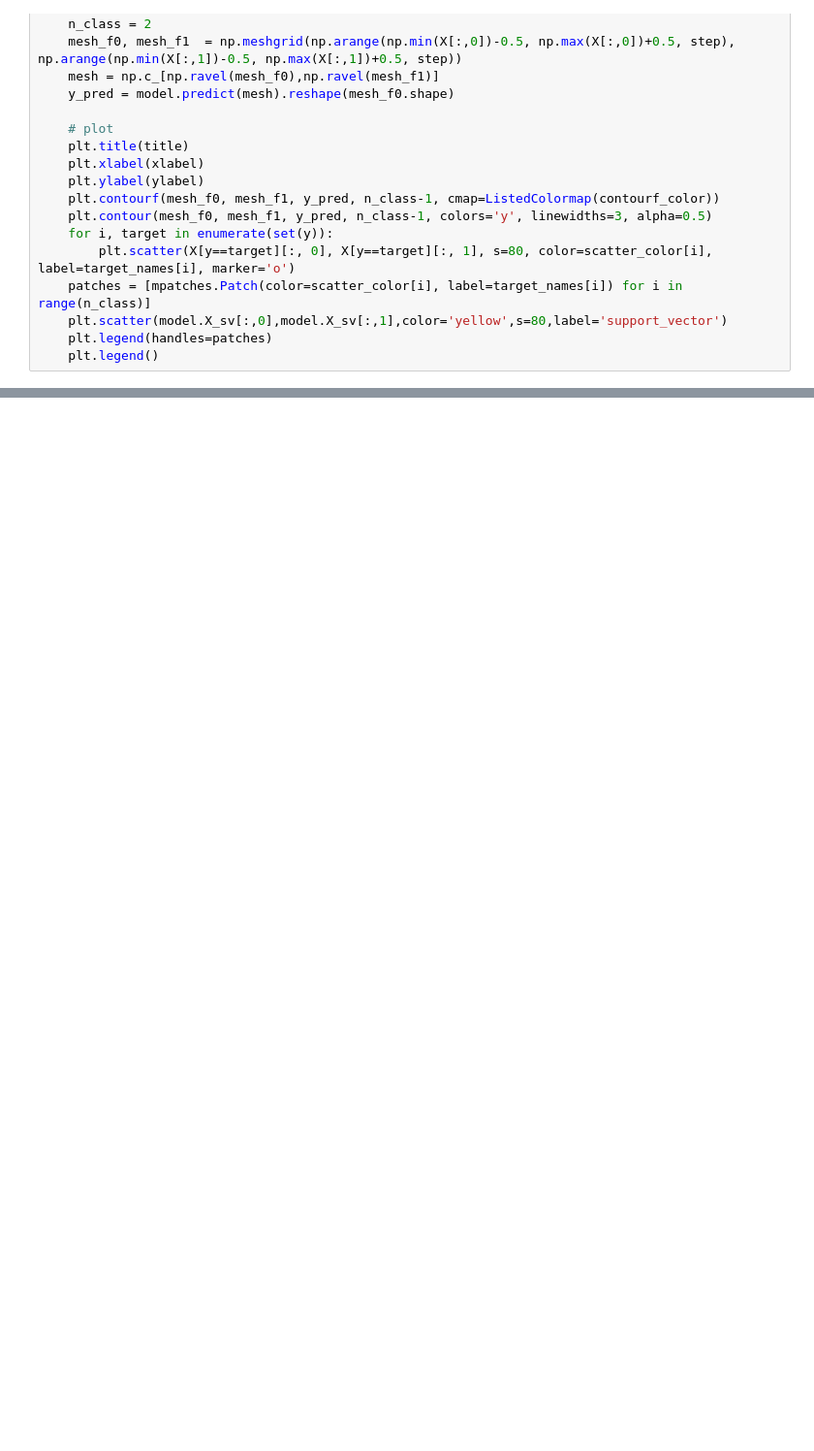
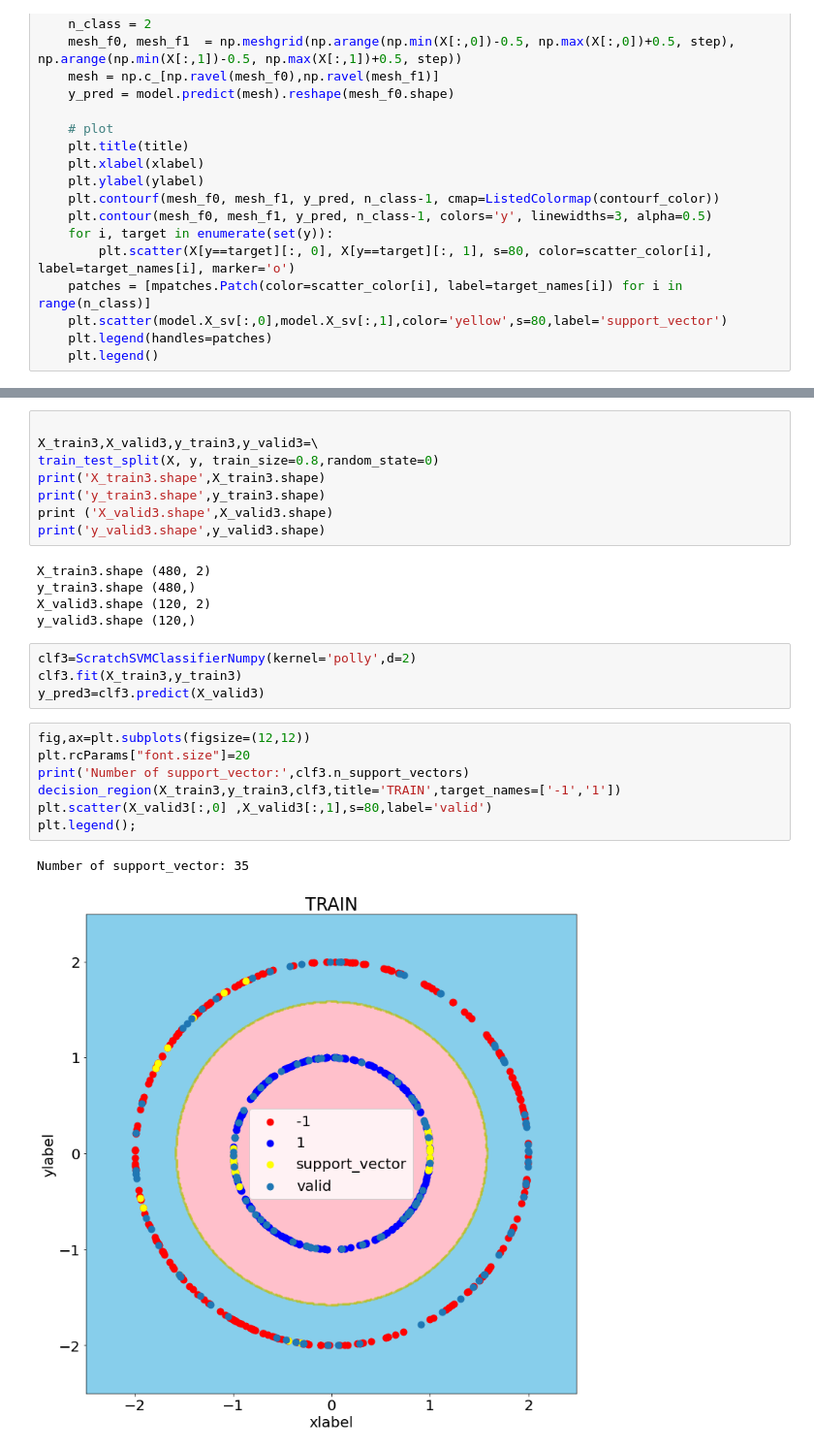
Before and after one commit to sefahw/AI-first-asignment, a Jupyter notebook: svm.ipynb, the cells around one changed output, grey strips where cells are left out. Shown: that part at 97% size. Saved outputs shown, nothing was run; the diff lists cells and outputs as text; blank space fills up the shorter version.

```diff
--- a/svm.ipynb
+++ b/svm.ipynb
@@ -353,0 +660,27 @@ clfnp=ScratchSVMClassifierNumpy
+# %%
+
+X_train3,X_valid3,y_train3,y_valid3=\
+train_test_split(X, y, train_size=0.8,random_state=0)
+print('X_train3.shape',X_train3.shape)
+print('y_train3.shape',y_train3.shape)
+print ('X_valid3.shape',X_valid3.shape)
+print('y_valid3.shape',y_valid3.shape)
+# %% [output]
+X_train3.shape (480, 2)
+y_train3.shape (480,)
+X_valid3.shape (120, 2)
+y_valid3.shape (120,)
+# %%
+clf3=ScratchSVMClassifierNumpy(kernel='polly',d=2)
+clf3.fit(X_train3,y_train3)
+y_pred3=clf3.predict(X_valid3)
+# %%
+fig,ax=plt.subplots(figsize=(12,12))
+plt.rcParams["font.size"]=20
+print('Number of support_vector:',clf3.n_support_vectors)
+decision_region(X_train3,y_train3,clf3,title='TRAIN',target_names=['-1','1'])
+plt.scatter(X_valid3[:,0] ,X_valid3[:,1],s=80,label='valid')
+plt.legend();
+# %% [output]
+Number of support_vector: 35
+[figure, added]
```
Also changed, not shown: parts of 43 cells of this notebook.
